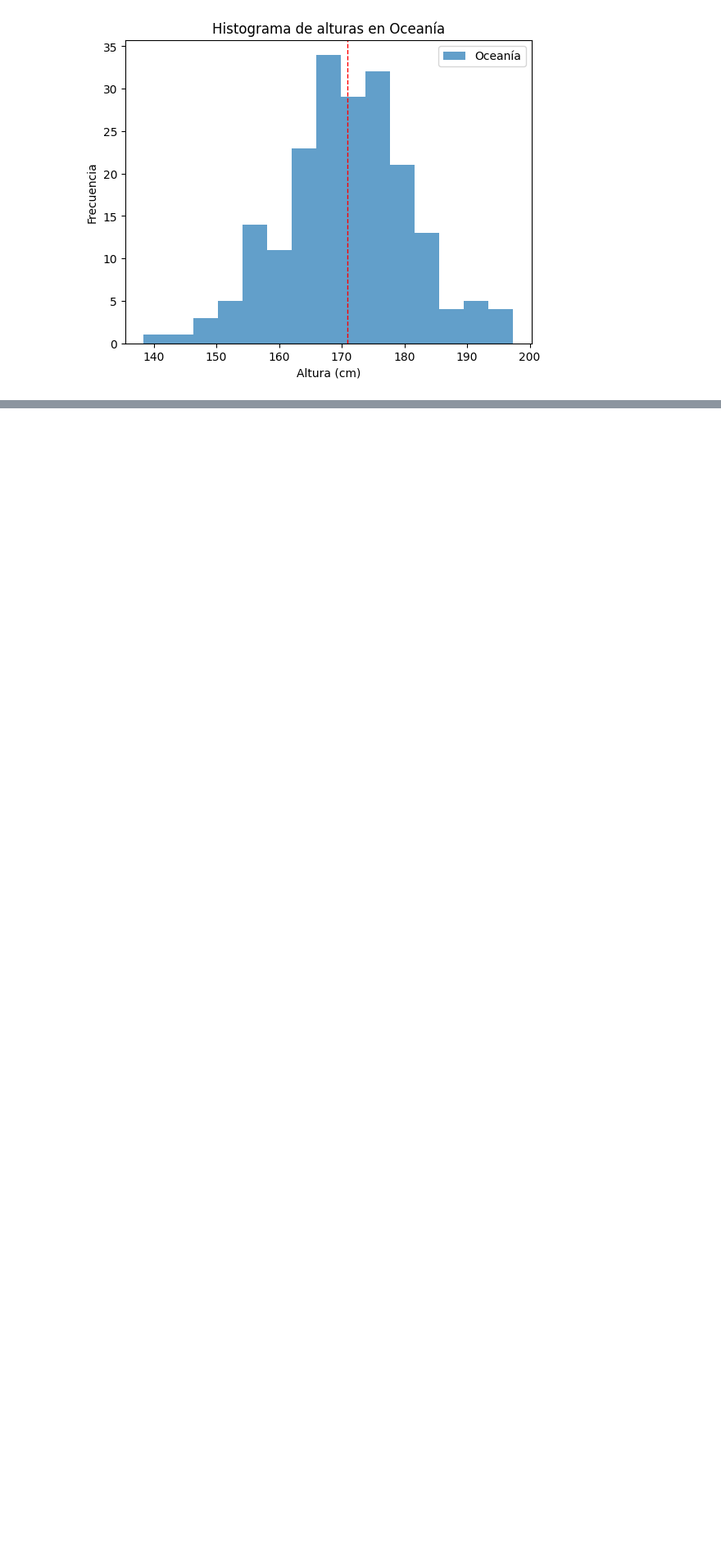
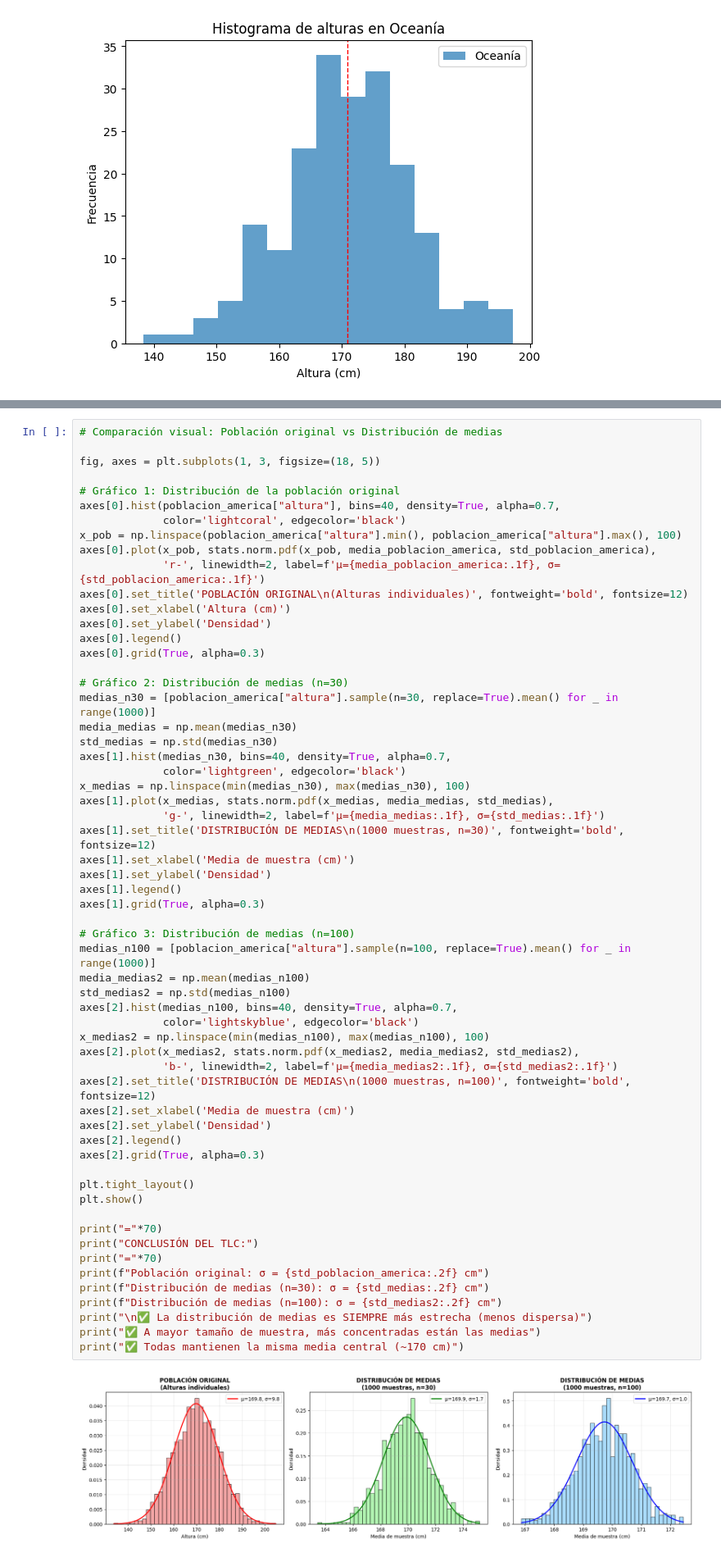
Before and after one commit to DariusClover/INTELIGENCIA-ARTIFICIAL, a Jupyter notebook: Taller2/Taller2.ipynb, the cells around one changed output, grey strips where cells are left out. Shown: that part at 82% size. Drawn from its saved outputs; the diff is of its cells as text; blank space fills up the shorter version.

```diff
--- a/Taller2/Taller2.ipynb
+++ b/Taller2/Taller2.ipynb
@@ -61,0 +329,61 @@ Intervalo de confianza del 95%: (169.45, 172.32) cm
+# %%
+# Comparación visual: Población original vs Distribución de medias
+
+fig, axes = plt.subplots(1, 3, figsize=(18, 5))
+
+# Gráfico 1: Distribución de la población original
+axes[0].hist(poblacion_america["altura"], bins=40, density=True, alpha=0.7,
+             color='lightcoral', edgecolor='black')
+x_pob = np.linspace(poblacion_america["altura"].min(), poblacion_america["altura"].max(), 100)
+axes[0].plot(x_pob, stats.norm.pdf(x_pob, media_poblacion_america, std_poblacion_america),
+             'r-', linewidth=2, label=f'μ={media_poblacion_america:.1f}, σ={std_poblacion_america:.1f}')
+axes[0].set_title('POBLACIÓN ORIGINAL\n(Alturas individuales)', fontweight='bold', fontsize=12)
+axes[0].set_xlabel('Altura (cm)')
+axes[0].set_ylabel('Densidad')
+axes[0].legend()
+axes[0].grid(True, alpha=0.3)
+
+# Gráfico 2: Distribución de medias (n=30)
+medias_n30 = [poblacion_america["altura"].sample(n=30, replace=True).mean() for _ in range(1000)]
+media_medias = np.mean(medias_n30)
+std_medias = np.std(medias_n30)
+axes[1].hist(medias_n30, bins=40, density=True, alpha=0.7,
+             color='lightgreen', edgecolor='black')
+x_medias = np.linspace(min(medias_n30), max(medias_n30), 100)
+axes[1].plot(x_medias, stats.norm.pdf(x_medias, media_medias, std_medias),
+             'g-', linewidth=2, label=f'μ={media_medias:.1f}, σ={std_medias:.1f}')
+axes[1].set_title('DISTRIBUCIÓN DE MEDIAS\n(1000 muestras, n=30)', fontweight='bold', fontsize=12)
+axes[1].set_xlabel('Media de muestra (cm)')
+axes[1].set_ylabel('Densidad')
+axes[1].legend()
+axes[1].grid(True, alpha=0.3)
+
+# Gráfico 3: Distribución de medias (n=100)
+medias_n100 = [poblacion_america["altura"].sample(n=100, replace=True).mean() for _ in range(1000)]
+media_medias2 = np.mean(medias_n100)
+std_medias2 = np.std(medias_n100)
+axes[2].hist(medias_n100, bins=40, density=True, alpha=0.7,
+             color='lightskyblue', edgecolor='black')
+x_medias2 = np.linspace(min(medias_n100), max(medias_n100), 100)
+axes[2].plot(x_medias2, stats.norm.pdf(x_medias2, media_medias2, std_medias2),
+             'b-', linewidth=2, label=f'μ={media_medias2:.1f}, σ={std_medias2:.1f}')
+axes[2].set_title('DISTRIBUCIÓN DE MEDIAS\n(1000 muestras, n=100)', fontweight='bold', fontsize=12)
+axes[2].set_xlabel('Media de muestra (cm)')
+axes[2].set_ylabel('Densidad')
+axes[2].legend()
+axes[2].grid(True, alpha=0.3)
+
+plt.tight_layout()
+plt.show()
+
+print("="*70)
+print("CONCLUSIÓN DEL TLC:")
+print("="*70)
+print(f"Población original: σ = {std_poblacion_america:.2f} cm")
+print(f"Distribución de medias (n=30): σ = {std_medias:.2f} cm")
+print(f"Distribución de medias (n=100): σ = {std_medias2:.2f} cm")
+print("\n✅ La distribución de medias es SIEMPRE más estrecha (menos dispersa)")
+print("✅ A mayor tamaño de muestra, más concentradas están las medias")
+print("✅ Todas mantienen la misma media central (~170 cm)")
+# %% [output]
+[figure, added]
```
Also changed, not shown: parts of 6 cells of this notebook.
